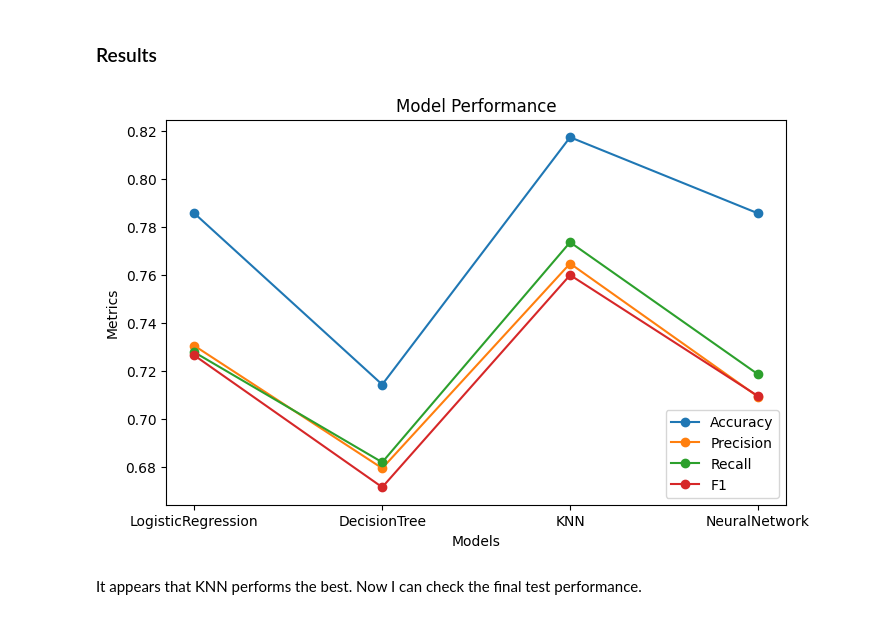
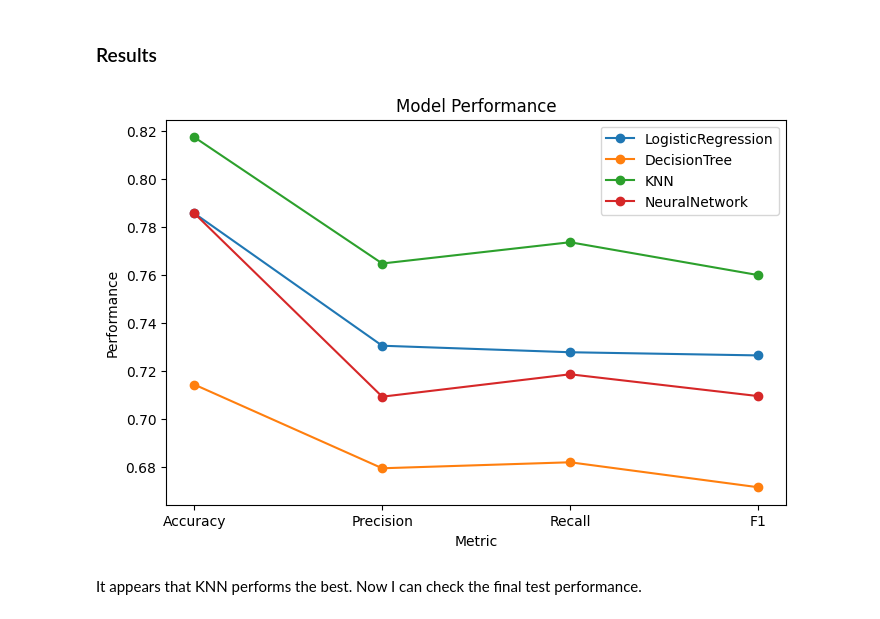
Before and after one commit to tikkikkit21/WeatherML, a Jupyter notebook: research.ipynb, the cells around one changed output. Drawn from its saved outputs; the diff is of its cells as text; code cells hidden in the pictures.

Commit message:
Flip model and metric performance

```diff
--- a/research.ipynb
+++ b/research.ipynb
@@ -664,24 +664,24 @@ Params: Best Neural Network
 # %%
 metric_labels = ['Accuracy', 'Precision', 'Recall', 'F1']
 models = ['LogisticRegression', 'DecisionTree', 'KNN', 'NeuralNetwork']
-metrics = np.array([lr_results, dt_results, knn_results, nn_results])
+metrics = np.array([lr_results, dt_results, knn_results, nn_results]).T
 
-fig, ax = plt.subplots(figsize=(8, 5))
-for i, label in enumerate(metric_labels):
+fig, ax = plt.subplots(figsize=(8,5))
+for i, label in enumerate(models):
     ax.plot(
-        models,
+        metric_labels,
         metrics[:, i],
         marker='o',
         label=label
     )
 
-ax.set_xlabel('Models')
-ax.set_ylabel('Metrics')
+ax.set_xlabel('Metric')
+ax.set_ylabel('Performance')
 ax.set_title('Model Performance')
 ax.legend()
 plt.show()
 # %% [output]
-[figure, old version]
+[figure, new version]
 # %% [markdown]
 It appears that KNN performs the best. Now I can check the final test performance.
 # %%
```
